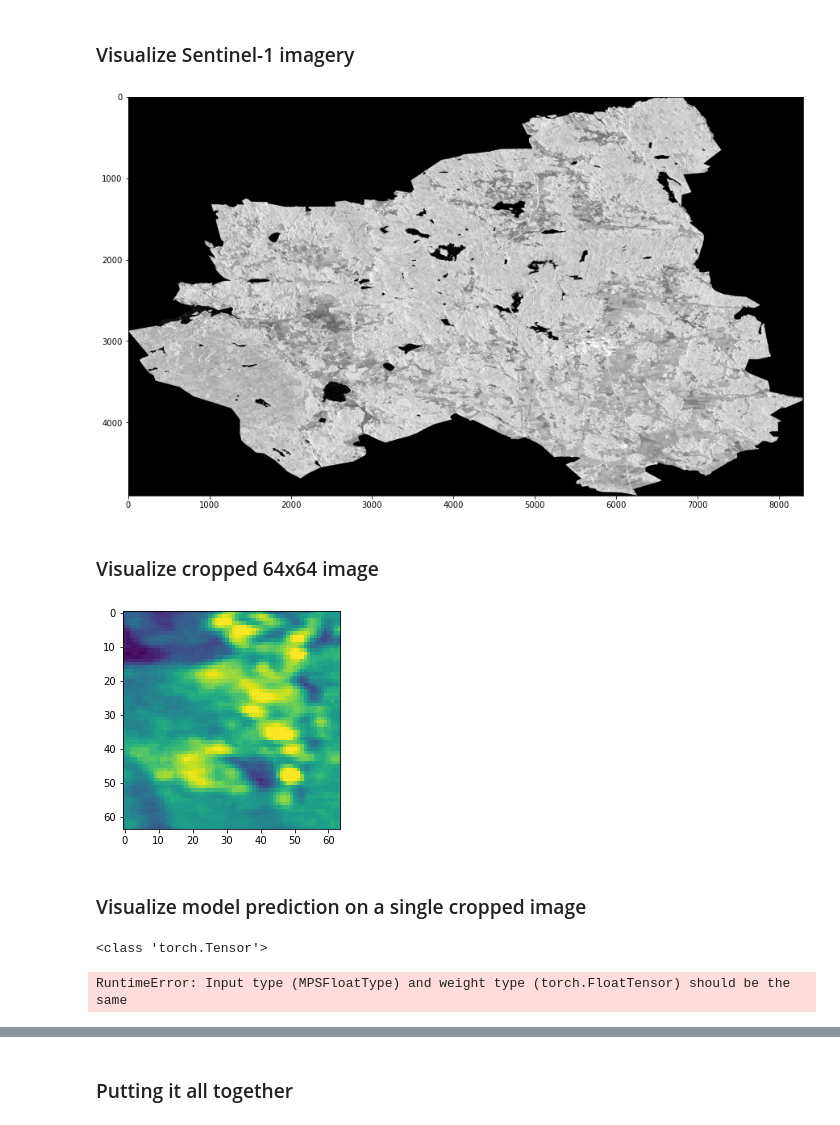
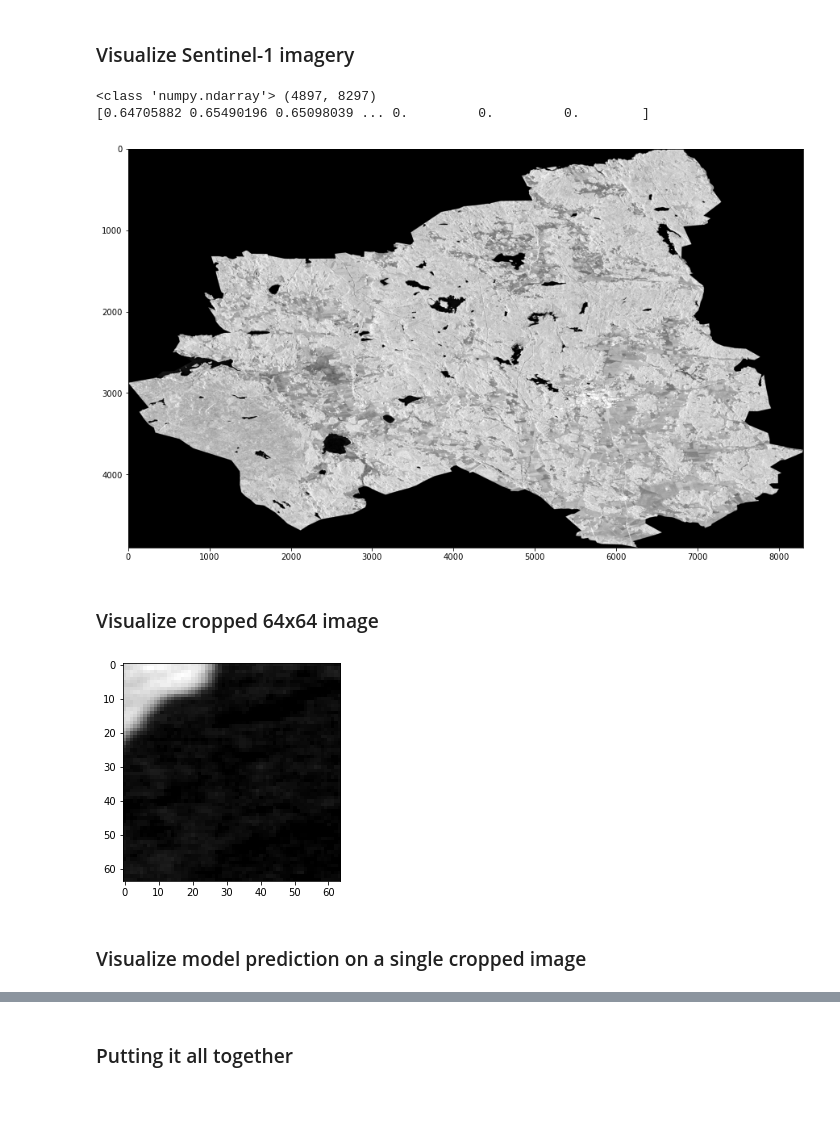
Before and after one commit to melqkiades/deep-wetlands, a Jupyter notebook: notebooks/map_wetlands.ipynb, the cells around one changed output, grey strips where cells are left out. Saved outputs shown, nothing was run; the diff lists cells and outputs as text; code cells hidden in the pictures.

```diff
--- a/notebooks/map_wetlands.ipynb
+++ b/notebooks/map_wetlands.ipynb
@@ -328,6 +315,7 @@ def load_image(dir_path):
 
 #     image = np.dstack(image_bands)
     image = rio.open(dir_path).read(1)
+    image = normalize(image)
     return image
 # %% [markdown]
 ### Visualize Sentinel-1 imagery
@@ -337,39 +325,41 @@ tif_file = cwd + '{}-sar.tif'.format(shape_name)
 image = load_image(tif_file)
 
 fig, ax = plt.subplots(figsize=(15,15))
-plt.imshow(image, cmap='gray');
+plt.imshow(image, cmap='gray')
+print(type(image), image.shape)
+print(image[3000, 2000:])
 # %% [output]
+<class 'numpy.ndarray'> (4897, 8297)
+[0.64705882 0.65490196 0.65098039 ... 0.         0.         0.        ]
 [figure]
 # %% [markdown]
 ### Visualize cropped 64x64 image
 # %%
 image_size = 64
-w_start = image_size*30
-h_start = image_size*30
+w_start = image_size*55
+h_start = image_size*38
 
 image_crop = image[
     w_start:w_start+image_size,
     h_start:h_start+image_size,
     # :
 ]
 
 # Plot image
-plt.imshow(image_crop);
+plt.imshow(image_crop, cmap='gray');
 # %% [output]
-[figure, old version]
+[figure, new version]
 # %% [markdown]
 ### Visualize model prediction on a single cropped image
 # %%
-# image_crop = torch.from_numpy(
-#     (image_crop * 255.0).astype("uint8").transpose((2, 1, 0)).astype(np.float32)
-# ).to(device)[None, :]
-# image_crop = torch.from_numpy(image_crop)
-image_crop = image_crop.to(device)
-print(type(image_crop))
-pred = model(image_crop).cpu().detach().numpy()
-pred = pred.squeeze()
-pred = np.where(pred < 0.5, 1, 0)
-plt.imshow(pred.transpose((1,0)));
+# # image_crop = torch.from_numpy(
+# #     (image_crop * 255.0).astype("uint8").transpose((2, 1, 0)).astype(np.float32)
+# # ).to(device)[None, :]
+# image_crop = image_crop[None, :][None, :]
+# image_crop = torch.from_numpy(image_crop.astype(np.float32)).to(device)
+# print(type(image_crop), image_crop.shape)
+# pred = model(image_crop).cpu().detach().numpy()
+# pred = pred.squeeze()
+# pred = np.where(pred < 0.5, 1, 0)
+# plt.imshow(pred.transpose((1,0)));
+# plt.imshow(pred)
-# %% [output]
-<class 'torch.Tensor'>
-RuntimeError: Input type (MPSFloatType) and weight type (torch.FloatTensor) should be the same
```
Also changed, not shown: parts of 15 cells of this notebook, 1 other file.
